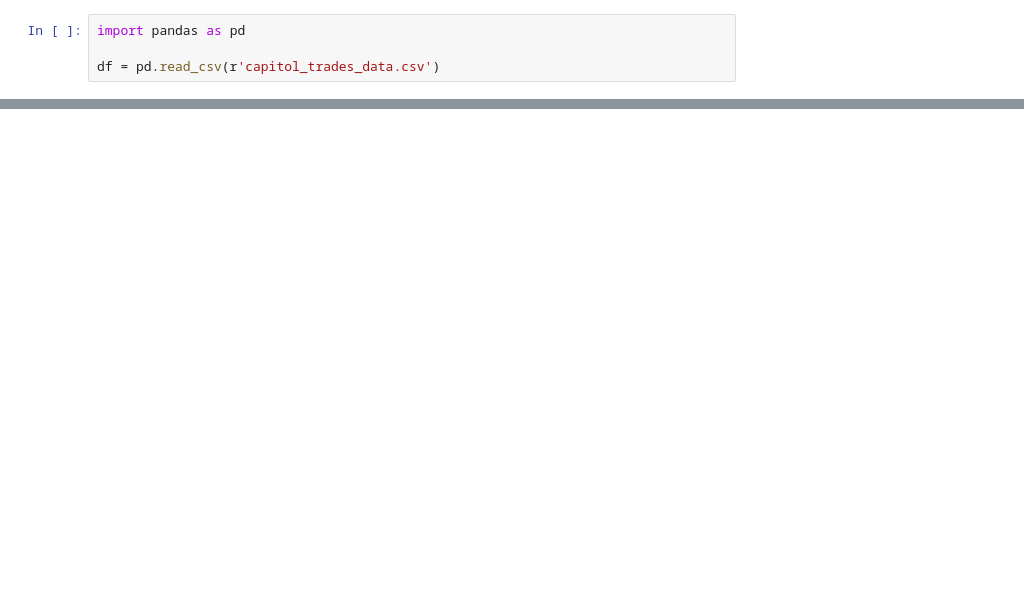
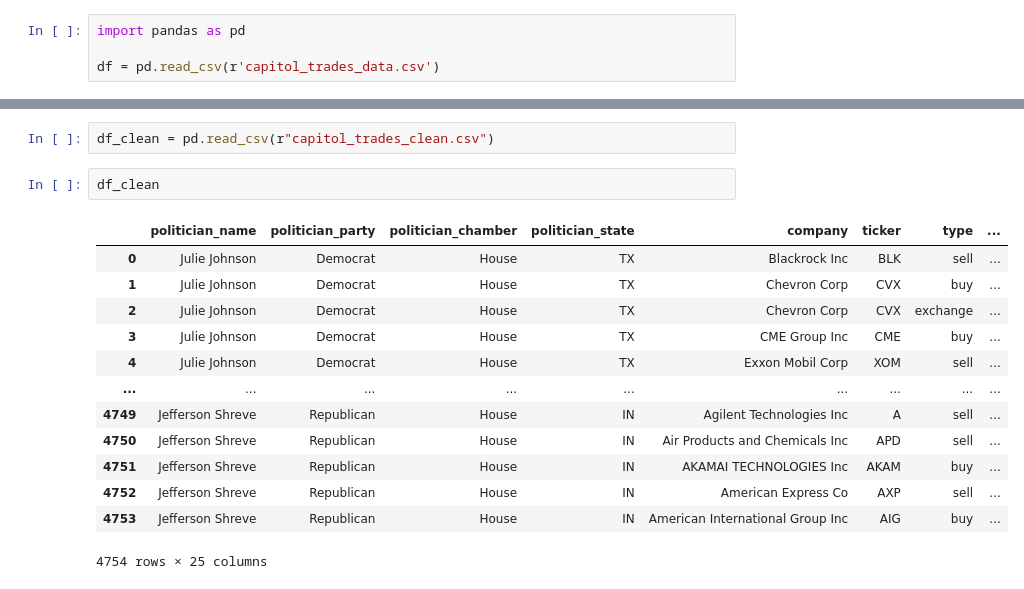
Before and after one commit to Gulshan-Laskar/Ada-Analytics, a Jupyter notebook: capitol trades new/main.ipynb, the cells around one changed output, grey strips where cells are left out. Drawn from its saved outputs; the diff is of its cells as text; blank space fills up the shorter version.

```diff
--- a/capitol trades new/main.ipynb
+++ b/capitol trades new/main.ipynb
@@ -42,0 +43,18 @@ df
+# %%
+df_clean = pd.read_csv(r"capitol_trades_clean.csv")
+# %%
+df_clean
+# %% [output]
+|  | politician_name | politician_party | politician_chamber | politician_state | company | ticker | type | ... |
+| 0 | Julie Johnson | Democrat | House | TX | Blackrock Inc | BLK | sell | ... |
+| 1 | Julie Johnson | Democrat | House | TX | Chevron Corp | CVX | buy | ... |
+| 2 | Julie Johnson | Democrat | House | TX | Chevron Corp | CVX | exchange | ... |
+| 3 | Julie Johnson | Democrat | House | TX | CME Group Inc | CME | buy | ... |
+| 4 | Julie Johnson | Democrat | House | TX | Exxon Mobil Corp | XOM | sell | ... |
+| ... | ... | ... | ... | ... | ... | ... | ... | ... |
+| 4749 | Jefferson Shreve | Republican | House | IN | Agilent Technologies Inc | A | sell | ... |
+| 4750 | Jefferson Shreve | Republican | House | IN | Air Products and Chemicals Inc | APD | sell | ... |
+| 4751 | Jefferson Shreve | Republican | House | IN | AKAMAI TECHNOLOGIES Inc | AKAM | buy | ... |
+| 4752 | Jefferson Shreve | Republican | House | IN | American Express Co | AXP | sell | ... |
+| 4753 | Jefferson Shreve | Republican | House | IN | American International Group Inc | AIG | buy | ... |
+4754 rows × 25 columns
```
Also changed, not shown: parts of 4 cells of this notebook, 4 other files.
